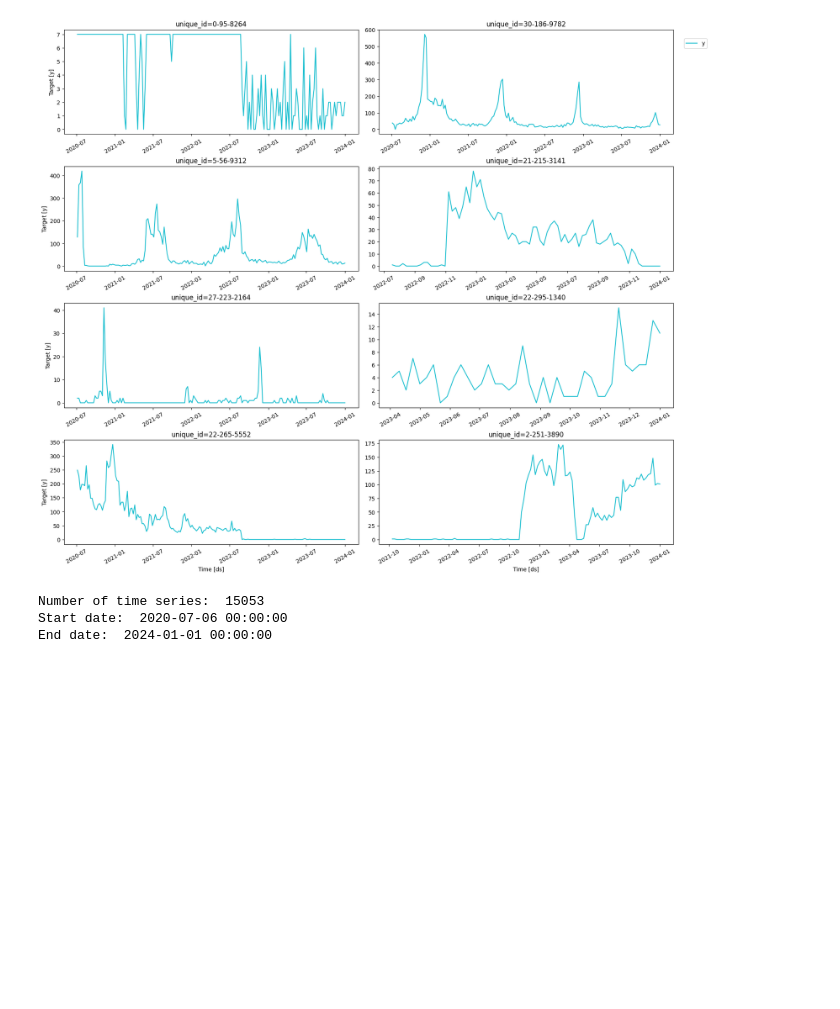
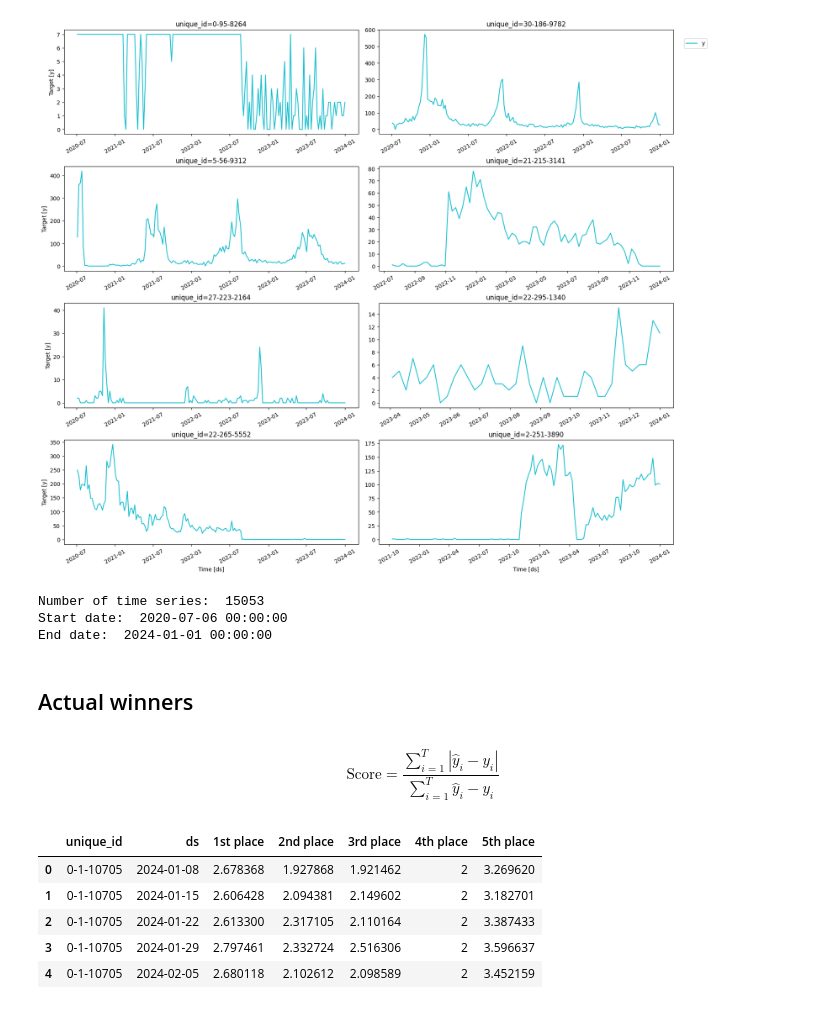
Before and after one commit to MMenchero/modern_forecasting_course, a Jupyter notebook: nbs/01_data_prep.ipynb, the cells around one changed output. Cells and saved outputs as stored; diff of their text form; code cells hidden in the pictures; blank space fills up the shorter version.

Commit message:
add scores of actual winners

```diff
--- a/nbs/01_data_prep.ipynb
+++ b/nbs/01_data_prep.ipynb
@@ -20,7 +22,14 @@ train_phase0.head()
 # %%
 def load_and_transform(file_name, target):
     """
-    Transforms data to the format required by the nixtlaverse
+    Transforms data to the format required by the nixtlaverse.
+
+    Args:
+        file_name (str): Name of the file to load
+        target (str): Name of the target variable
+
+    Returns:
+        df_long (pd.DataFrame): Long format dataframe with unique_id, ds, and target variable
     """
     df = pd.read_csv(f'../data/{file_name}.csv')
     df.insert(0, 'unique_id', df['Client'].astype(str)+'-'+df['Warehouse'].astype(str)+'-'+df['Product'].astype(str))
@@ -108,3 +117,5 @@ Start date:  2020-07-06 00:00:00
 End date:  2024-01-01 00:00:00
 # %%
 train_clean.to_parquet('../data_prepared/df.parquet')
+# %% [markdown]
+## Actual winners
@@ -110,0 +144,24 @@ train_clean.to_parquet('../data_prepared/df.parquet')
+# %% [markdown]
+$$\text{Score} = \frac{\sum_{i=1}^T |\hat{y}_i-y_i|}{\sum_{i=1}^T\hat{y}_i-y_i}$$
+# %%
+from functools import reduce
+
+places = ['1st', '2nd', '3rd', '4th', '5th']
+
+dfs = [load_and_transform(f'Solution {place} place', f'{place} place') for place in places]
+
+competition_winners = reduce(
+    lambda left, right: left.merge(right, on=["unique_id", "ds"], how="left"),
+    dfs,
+)
+
+competition_winners['ds'] = pd.to_datetime(competition_winners['ds'])
+
+competition_winners.head()
+# %% [output]
+|  | unique_id | ds | 1st place | 2nd place | 3rd place | 4th place | 5th place |
+| 0 | 0-1-10705 | 2024-01-08 | 2.678368 | 1.927868 | 1.921462 | 2 | 3.269620 |
+| 1 | 0-1-10705 | 2024-01-15 | 2.606428 | 2.094381 | 2.149602 | 2 | 3.182701 |
+| 2 | 0-1-10705 | 2024-01-22 | 2.613300 | 2.317105 | 2.110164 | 2 | 3.387433 |
+| 3 | 0-1-10705 | 2024-01-29 | 2.797461 | 2.332724 | 2.516306 | 2 | 3.596637 |
+| 4 | 0-1-10705 | 2024-02-05 | 2.680118 | 2.102612 | 2.098589 | 2 | 3.452159 |
```
Also changed, not shown: parts of 6 cells of this notebook.
